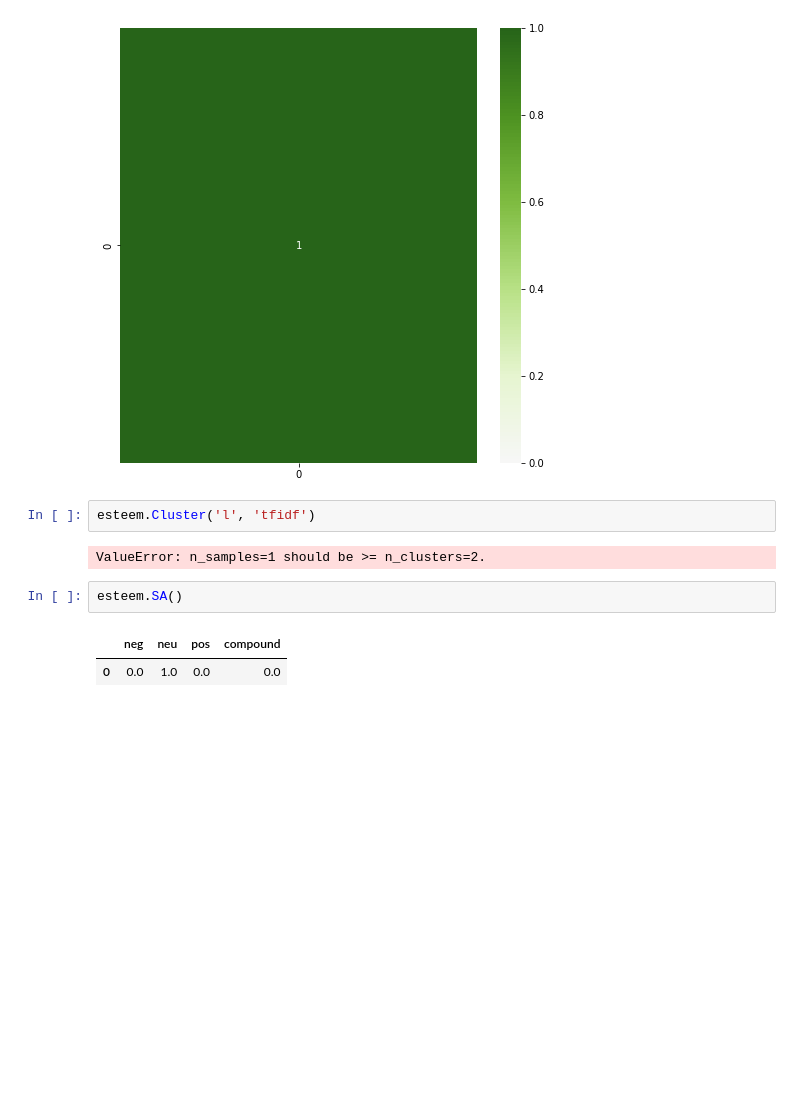
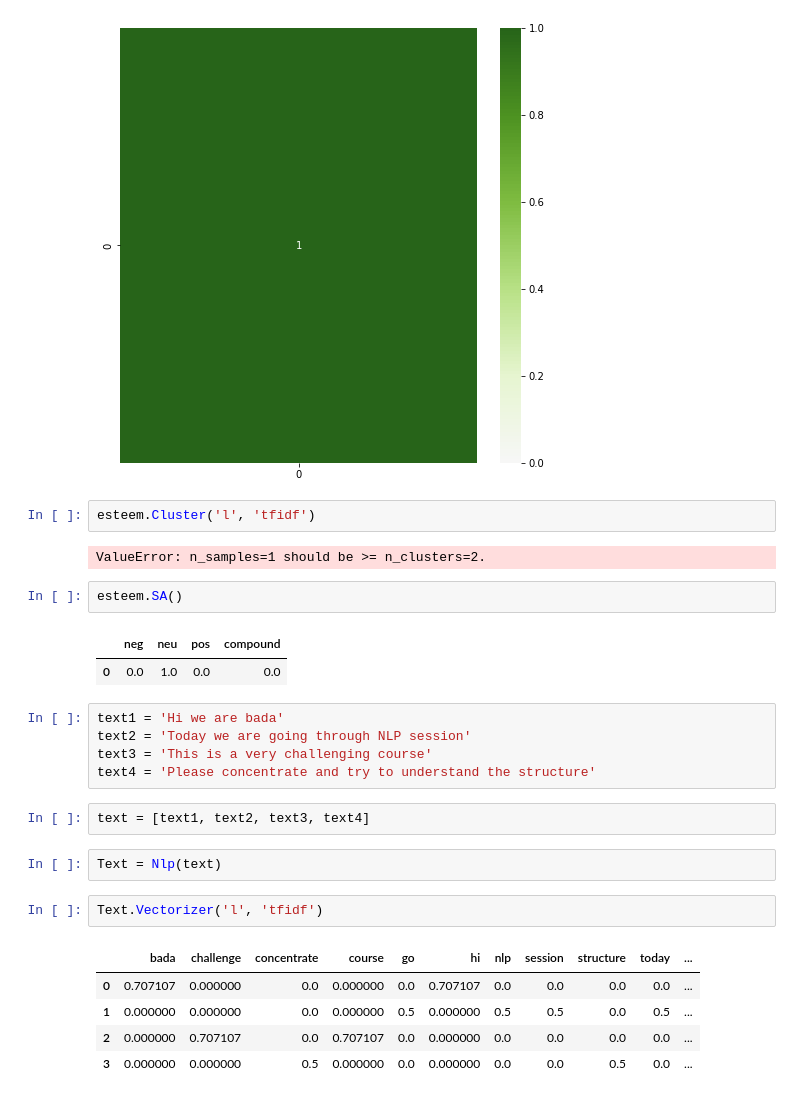
Before and after one commit to KTJ066/Project-for-fun, a Jupyter notebook: Class_NLP.ipynb, the cells around one changed output. Drawn from its saved outputs; the diff is of its cells as text; blank space fills up the shorter version.

```diff
--- a/Class_NLP.ipynb
+++ b/Class_NLP.ipynb
@@ -263,3 +299,20 @@ esteem.SA()
 # %% [output]
 |  | neg | neu | pos | compound |
 | 0 | 0.0 | 1.0 | 0.0 | 0.0 |
+# %%
+text1 = 'Hi we are bada'
+text2 = 'Today we are going through NLP session'
+text3 = 'This is a very challenging course'
+text4 = 'Please concentrate and try to understand the structure'
+# %%
+text = [text1, text2, text3, text4]
+# %%
+Text = Nlp(text)
+# %%
+Text.Vectorizer('l', 'tfidf')
+# %% [output]
+|  | bada | challenge | concentrate | course | go | hi | nlp | session | structure | today | ... |
+| 0 | 0.707107 | 0.000000 | 0.0 | 0.000000 | 0.0 | 0.707107 | 0.0 | 0.0 | 0.0 | 0.0 | ... |
+| 1 | 0.000000 | 0.000000 | 0.0 | 0.000000 | 0.5 | 0.000000 | 0.5 | 0.5 | 0.0 | 0.5 | ... |
+| 2 | 0.000000 | 0.707107 | 0.0 | 0.707107 | 0.0 | 0.000000 | 0.0 | 0.0 | 0.0 | 0.0 | ... |
+| 3 | 0.000000 | 0.000000 | 0.5 | 0.000000 | 0.0 | 0.000000 | 0.0 | 0.0 | 0.5 | 0.0 | ... |
```
Also changed, not shown: parts of 7 cells of this notebook, 1 other file.
